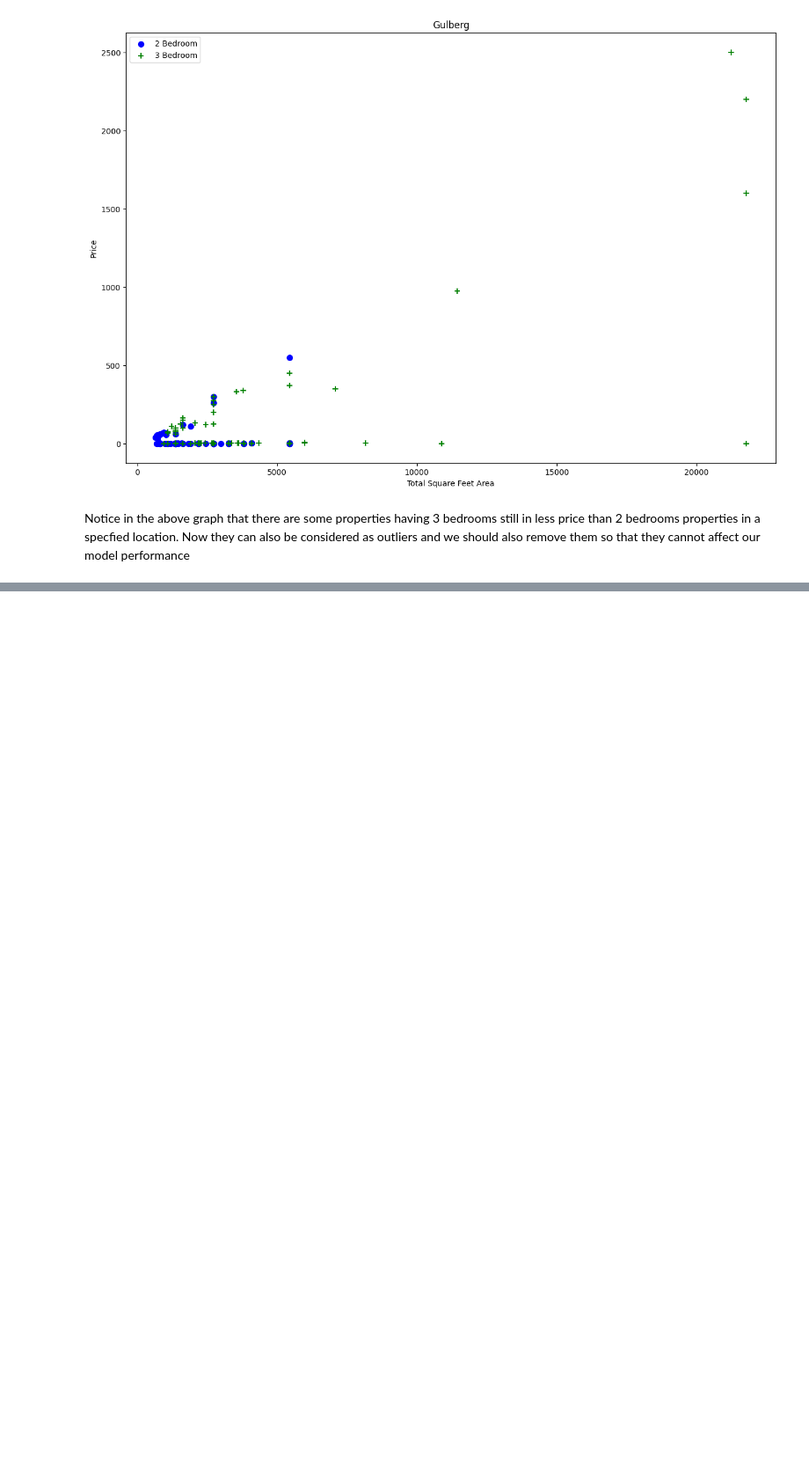
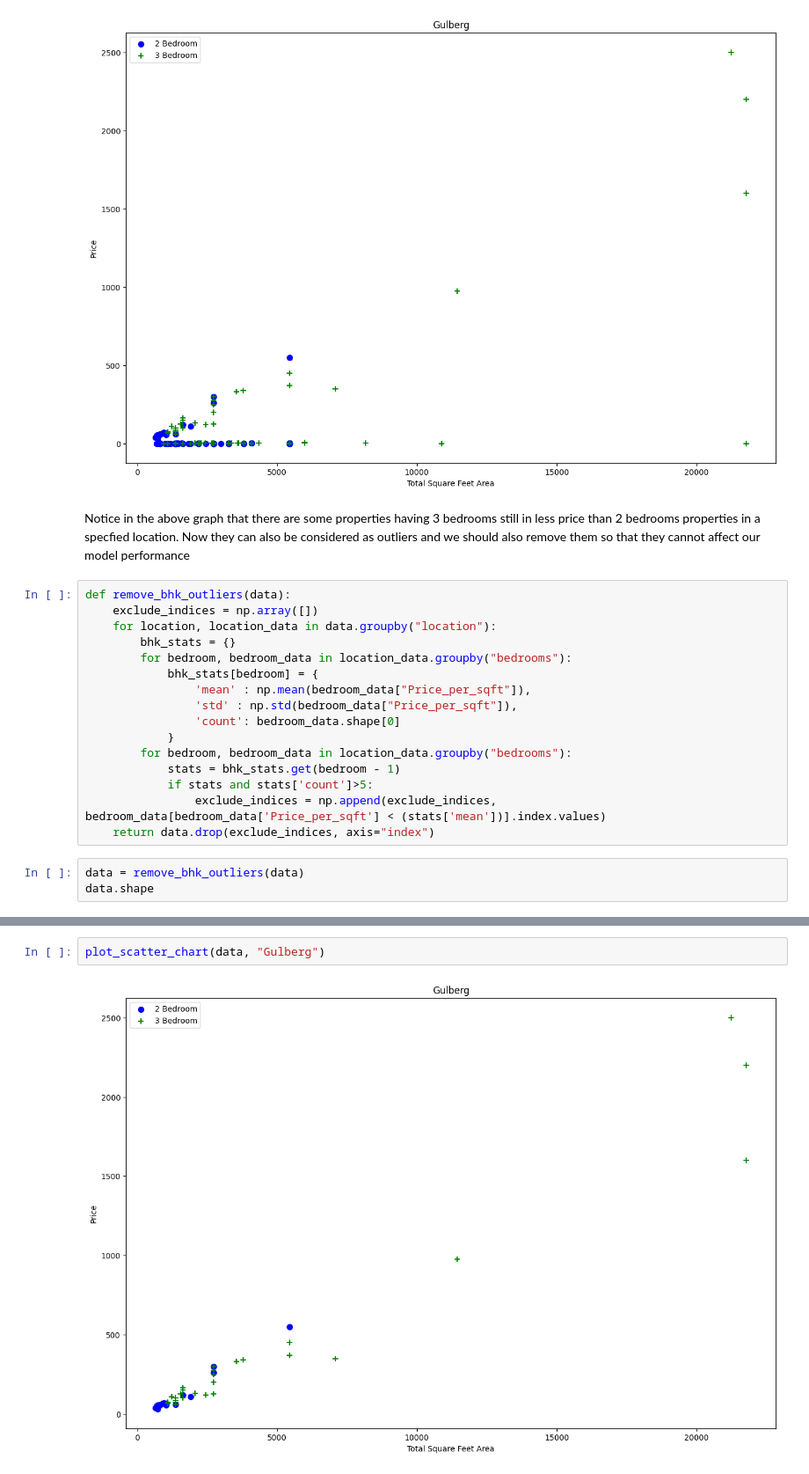
Before and after one commit to razzaq-99/Pakistan-s-Top-Cities-Property-Price-Prediction, a Jupyter notebook: lahore_property_price_prediction.ipynb, the cells around one changed output, grey strips where cells are left out. Shown at 88% size. Drawn from its saved outputs; the diff is of its cells as text; blank space fills up the shorter version.

```diff
--- a/lahore_property_price_prediction.ipynb
+++ b/lahore_property_price_prediction.ipynb
@@ -244,3 +244,22 @@ plot_scatter_chart(data, "Gulberg")
 [figure]
 # %% [markdown]
 Notice in the above graph that there are some properties having 3 bedrooms still in less price than 2 bedrooms properties in a specfied location. Now they can also be considered as outliers and we should also remove them so that they cannot affect our model performance
+# %%
+def remove_bhk_outliers(data):
+    exclude_indices = np.array([])
+    for location, location_data in data.groupby("location"):
+        bhk_stats = {}
+        for bedroom, bedroom_data in location_data.groupby("bedrooms"):
+            bhk_stats[bedroom] = {
+                'mean' : np.mean(bedroom_data["Price_per_sqft"]),
+                'std' : np.std(bedroom_data["Price_per_sqft"]),
+                'count': bedroom_data.shape[0]
+            }
+        for bedroom, bedroom_data in location_data.groupby("bedrooms"):
+            stats = bhk_stats.get(bedroom - 1)
+            if stats and stats['count']>5:
+                exclude_indices = np.append(exclude_indices, bedroom_data[bedroom_data['Price_per_sqft'] < (stats['mean'])].index.values)
+    return data.drop(exclude_indices, axis="index")
+# %%
+data = remove_bhk_outliers(data)
+data.shape
@@ -246,0 +288,4 @@ Notice in the above graph that there are some properties having 3 bedrooms still
+# %%
+plot_scatter_chart(data, "Gulberg")
+# %% [output]
+[figure, added]
```
Also changed, not shown: parts of 9 cells of this notebook.
